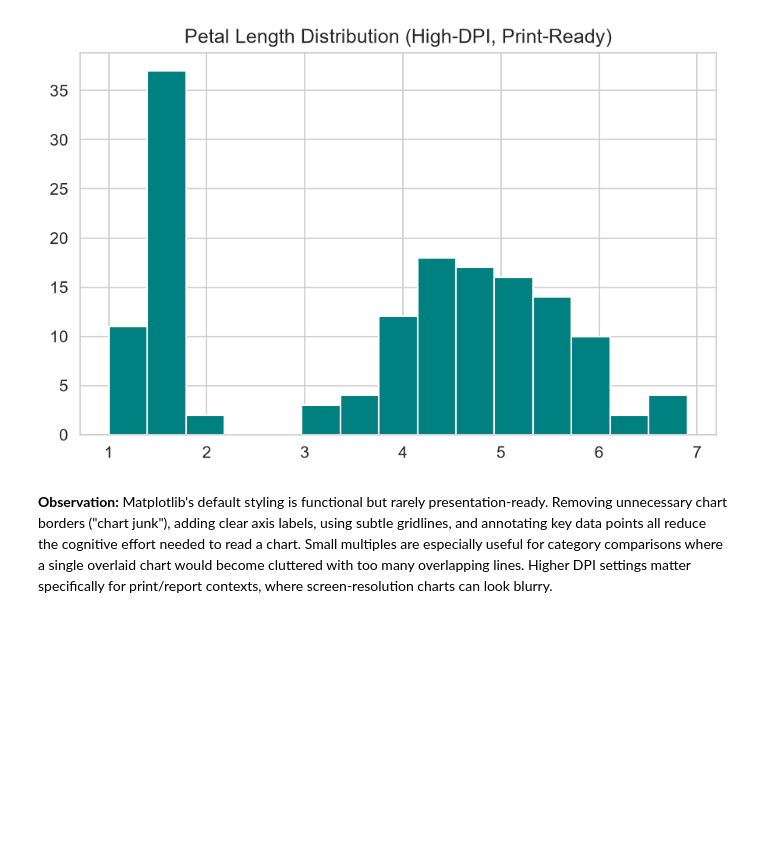
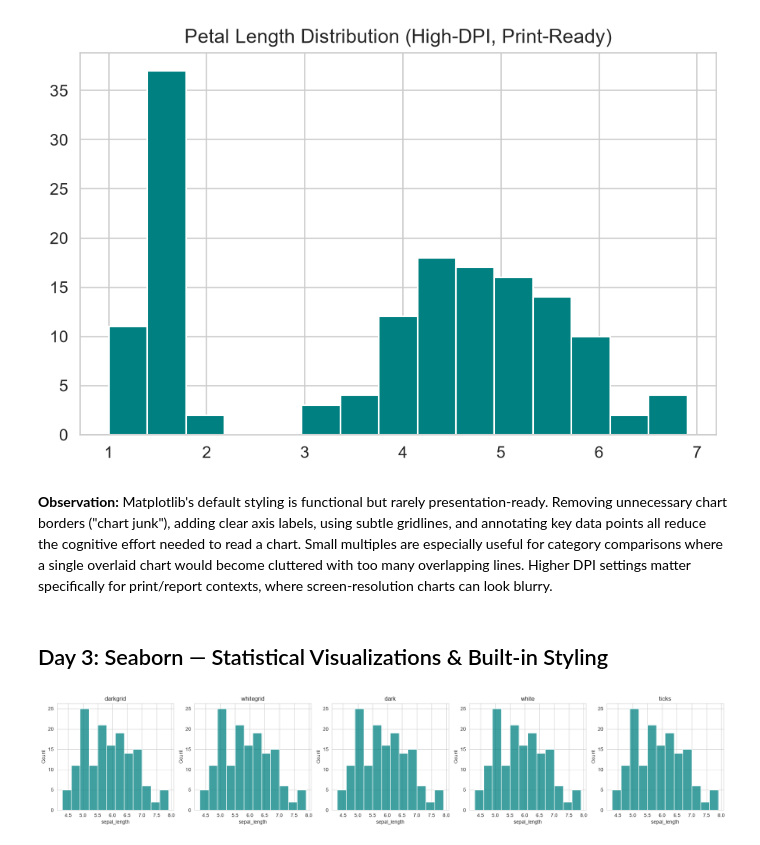
Before and after one commit to nikitha-d1323/data-analysis-mini-projects, a Jupyter notebook: unit4-visualization-best-practices/Visualization_Unit4.ipynb, the cells around one changed output. Drawn from its saved outputs; the diff is of its cells as text; code cells hidden in the pictures; blank space fills up the shorter version.

Commit message:
Unit4 Day 3: Seaborn statistical visualizations - themes, lmplot, jointplot, facetgrid

```diff
--- a/unit4-visualization-best-practices/Visualization_Unit4.ipynb
+++ b/unit4-visualization-best-practices/Visualization_Unit4.ipynb
@@ -177,3 +177,21 @@ multiples are especially useful for category comparisons where a single
 overlaid chart would become cluttered with too many overlapping lines.
 Higher DPI settings matter specifically for print/report contexts, where
 screen-resolution charts can look blurry.
+# %% [markdown]
+## Day 3: Seaborn — Statistical Visualizations & Built-in Styling
+# %%
+themes = ["darkgrid", "whitegrid", "dark", "white", "ticks"]
+fig, axes = plt.subplots(1, 5, figsize=(20, 4))
+
+for ax, theme in zip(axes, themes):
+    with sns.axes_style(theme):
+        sns.histplot(iris["sepal_length"], bins=12, ax=ax, color="teal")
+    ax.set_title(theme)
+
+plt.tight_layout()
+plt.savefig("outputs/day3_theme_comparison.png", dpi=120)
+plt.show()
+
+sns.set_style("whitegrid")  # reset to our default going forward
+# %% [output]
+[figure, added]
```
Also changed, not shown: parts of 5 cells of this notebook, 5 other files.
